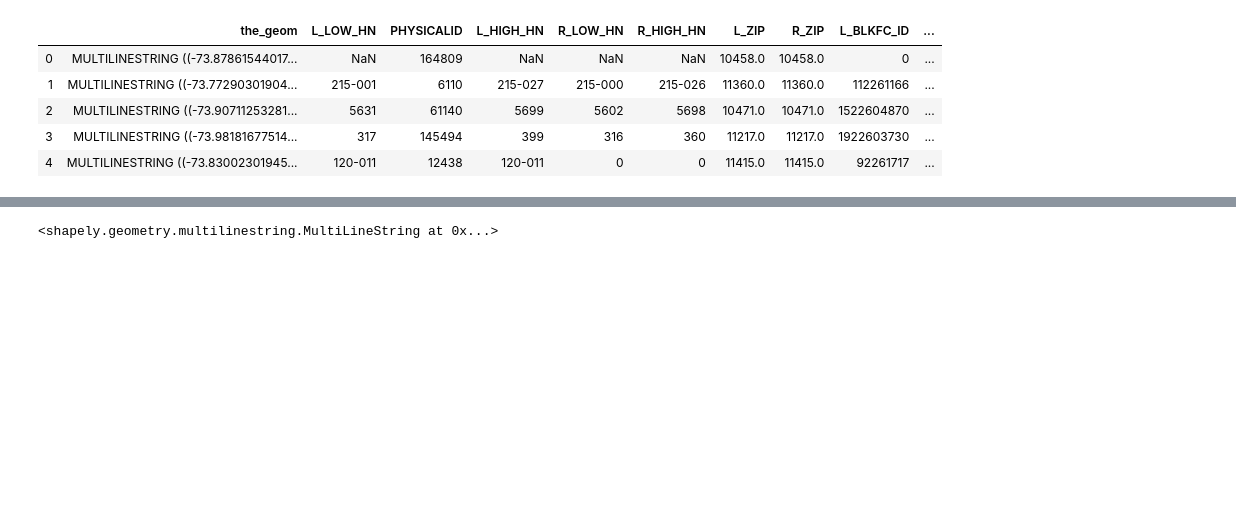
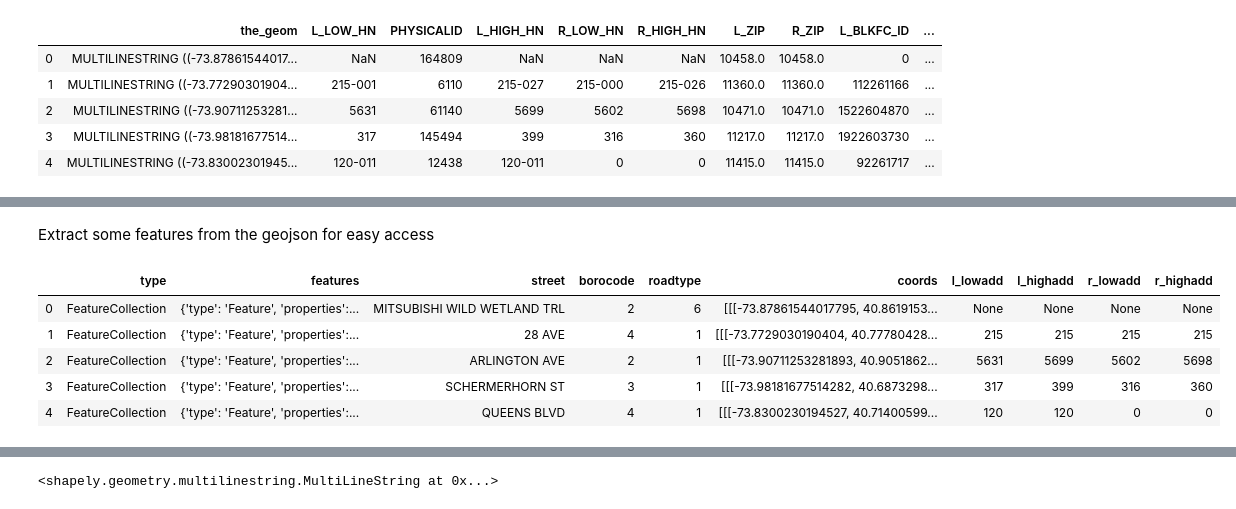
Before and after one commit to stuartong/streetsofnyc, a Jupyter notebook: TicketsCleaningStreetCode.ipynb, the cells around one changed output, grey strips where cells are left out. Drawn from its saved outputs; the diff is of its cells as text; code cells hidden in the pictures; blank space fills up the shorter version.

```diff
--- a/TicketsCleaningStreetCode.ipynb
+++ b/TicketsCleaningStreetCode.ipynb
@@ -224,6 +218,22 @@ cl_gjson=pd.read_json('/Users/stuartong/uberticketsyelp/Data/NYC Street Centerli
+# %% [markdown]
+Extract some features from the geojson for easy access
 # %%
 cl_gjson['street']=cl_gjson['features'].str['properties'].str['full_stree']
 cl_gjson['borocode']=cl_gjson['features'].str['properties'].str['borocode']
 cl_gjson['roadtype']=cl_gjson['features'].str['properties'].str['rw_type']
-cl_gjson['lowadd']=cl_gjson['features'].str['properties'].str['l_low_hn']
 cl_gjson['coords']=cl_gjson['features'].str['geometry'].str['coordinates']
+
+# note some address contain '-' we only want the portion before the dash
+cl_gjson['l_lowadd']=cl_gjson['features'].str['properties'].str['l_low_hn'].str.split('-').str[0]
+cl_gjson['l_highadd']=cl_gjson['features'].str['properties'].str['l_high_hn'].str.split('-').str[0]
+cl_gjson['r_lowadd']=cl_gjson['features'].str['properties'].str['r_low_hn'].str.split('-').str[0]
+cl_gjson['r_highadd']=cl_gjson['features'].str['properties'].str['r_high_hn'].str.split('-').str[0]
+
+cl_gjson.head()
+# %% [output]
+|  | type | features | street | borocode | roadtype | coords | l_lowadd | l_highadd | r_lowadd | r_highadd |
+| 0 | FeatureCollection | {'type': 'Feature', 'properties':... | MITSUBISHI WILD WETLAND TRL | 2 | 6 | [[[-73.87861544017795, 40.8619153... | None | None | None | None |
+| 1 | FeatureCollection | {'type': 'Feature', 'properties':... | 28 AVE | 4 | 1 | [[[-73.7729030190404, 40.77780428... | 215 | 215 | 215 | 215 |
+| 2 | FeatureCollection | {'type': 'Feature', 'properties':... | ARLINGTON AVE | 2 | 1 | [[[-73.90711253281893, 40.9051862... | 5631 | 5699 | 5602 | 5698 |
+| 3 | FeatureCollection | {'type': 'Feature', 'properties':... | SCHERMERHORN ST | 3 | 1 | [[[-73.98181677514282, 40.6873298... | 317 | 399 | 316 | 360 |
+| 4 | FeatureCollection | {'type': 'Feature', 'properties':... | QUEENS BLVD | 4 | 1 | [[[-73.8300230194527, 40.71400599... | 120 | 120 | 0 | 0 |
```
Also changed, not shown: parts of 39 cells of this notebook.
